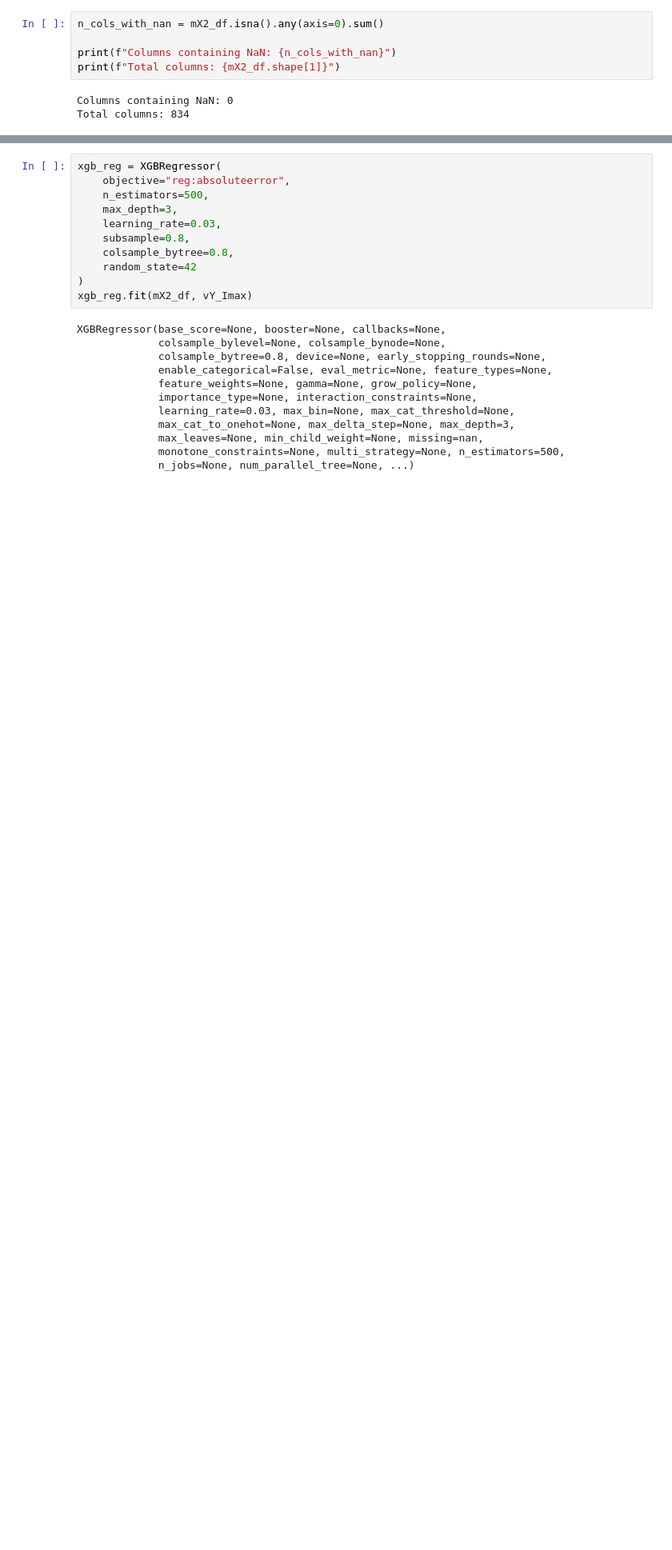
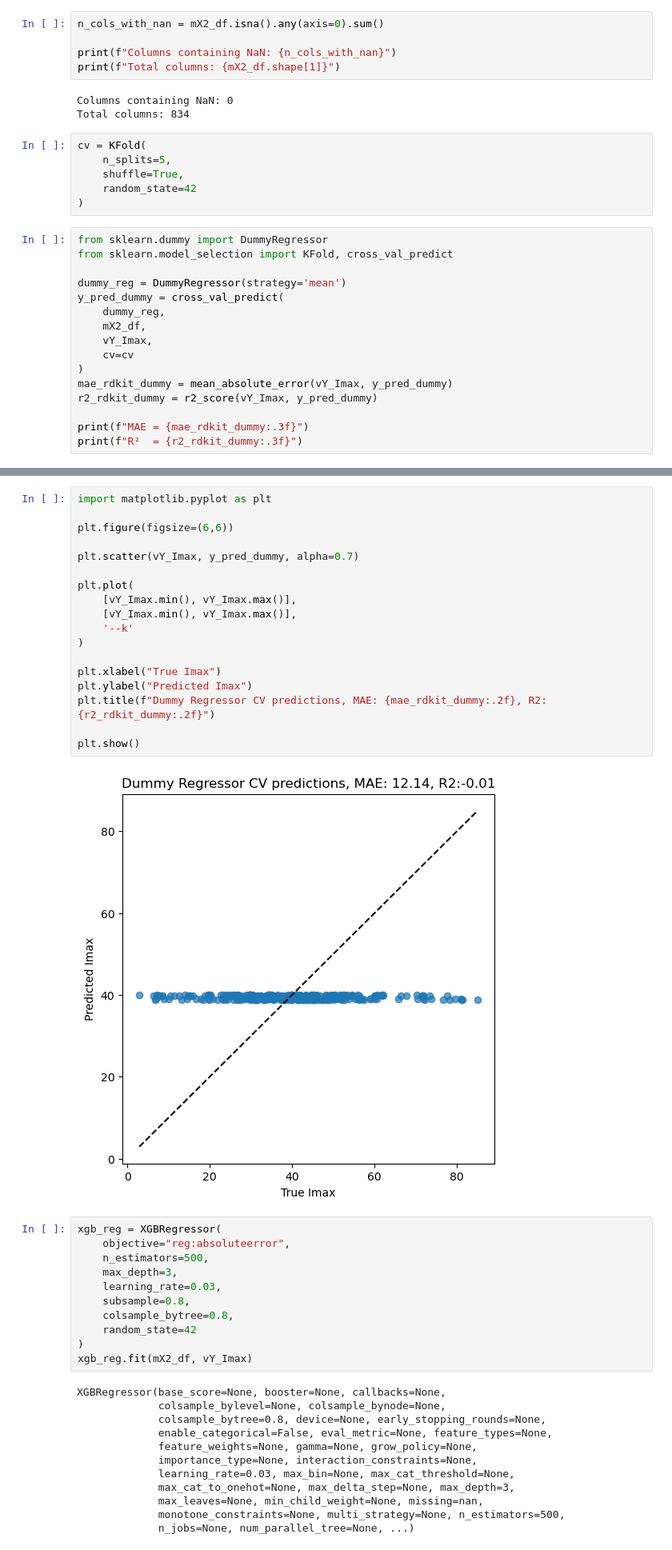
Before and after one commit to kiriyevskykiril/ai-program-2026, a Jupyter notebook: project_1/Imax_best_pred_v4.ipynb, the cells around one changed output, grey strips where cells are left out. Shown at 80% size. Saved outputs shown, nothing was run; the diff lists cells and outputs as text; blank space fills up the shorter version.

```diff
--- a/project_1/Imax_best_pred_v4.ipynb
+++ b/project_1/Imax_best_pred_v4.ipynb
@@ -137,3 +139,25 @@ print(f"Total columns: {mX2_df.shape[1]}")
 # %% [output]
 Columns containing NaN: 0
 Total columns: 834
+# %%
+cv = KFold(
+    n_splits=5,
+    shuffle=True,
+    random_state=42
+)
+# %%
+from sklearn.dummy import DummyRegressor
+from sklearn.model_selection import KFold, cross_val_predict
+
+dummy_reg = DummyRegressor(strategy='mean')
+y_pred_dummy = cross_val_predict(
+    dummy_reg,
+    mX2_df,
+    vY_Imax,
+    cv=cv
+)
+mae_rdkit_dummy = mean_absolute_error(vY_Imax, y_pred_dummy)
+r2_rdkit_dummy = r2_score(vY_Imax, y_pred_dummy)
+
+print(f"MAE = {mae_rdkit_dummy:.3f}")
+print(f"R²  = {r2_rdkit_dummy:.3f}")
@@ -140,3 +167,23 @@ Total columns: 834
+# %%
+import matplotlib.pyplot as plt
+
+plt.figure(figsize=(6,6))
+
+plt.scatter(vY_Imax, y_pred_dummy, alpha=0.7)
+
+plt.plot(
+    [vY_Imax.min(), vY_Imax.max()],
+    [vY_Imax.min(), vY_Imax.max()],
+    '--k'
+)
+
+plt.xlabel("True Imax")
+plt.ylabel("Predicted Imax")
+plt.title(f"Dummy Regressor CV predictions, MAE: {mae_rdkit_dummy:.2f}, R2:{r2_rdkit_dummy:.2f}")
+
+plt.show()
+# %% [output]
+[figure, added]
 # %%
 xgb_reg = XGBRegressor(
     objective="reg:absoluteerror",
```
Also changed, not shown: parts of 16 cells of this notebook, 8 other files.
